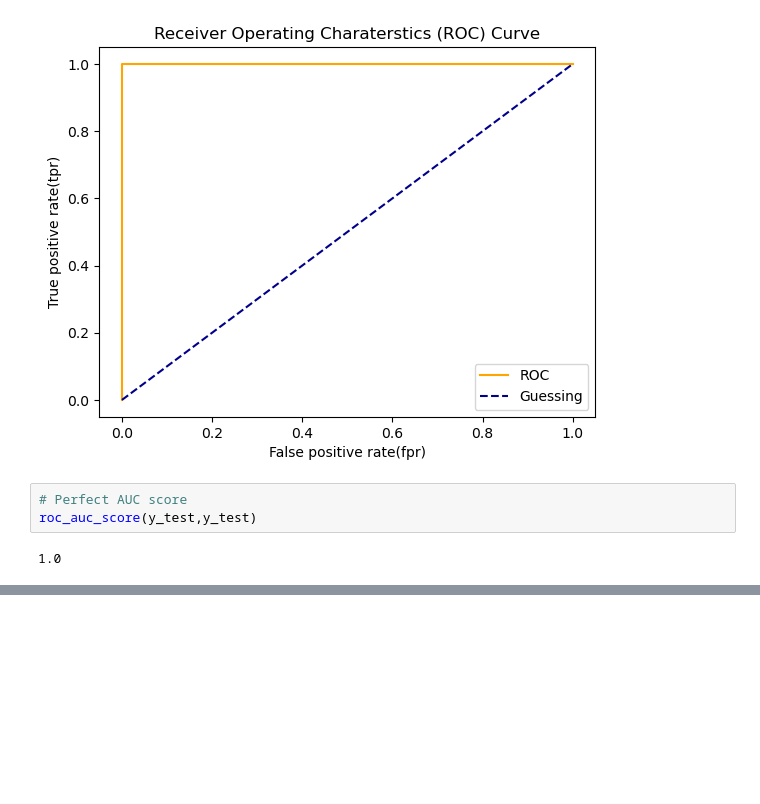
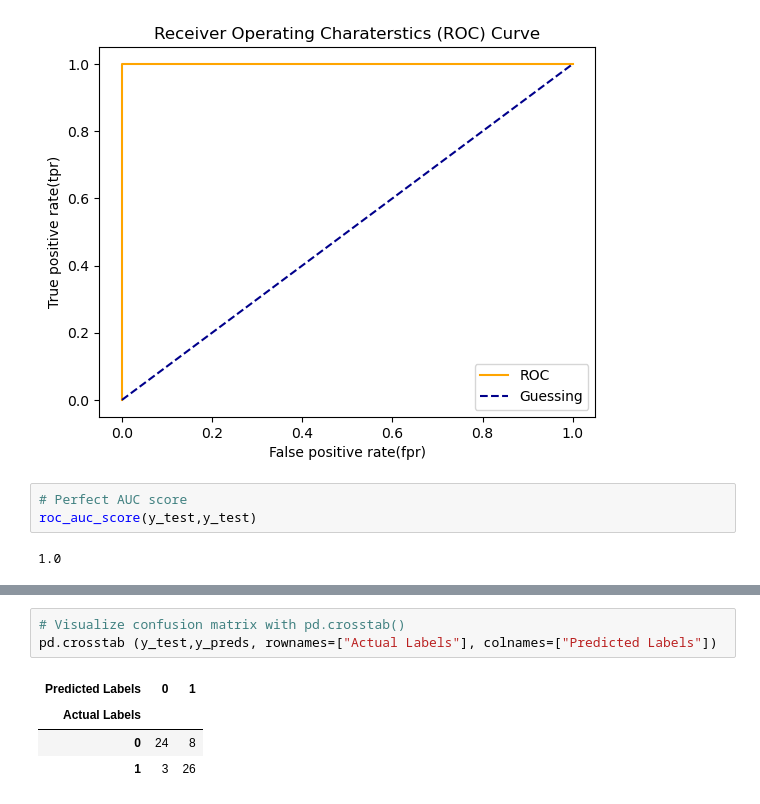
Before and after one commit to Asmit-Dhakal/Machine_Learning, a Jupyter notebook: Introduction-to-sklearn.ipynb, the cells around one changed output, grey strips where cells are left out. Saved outputs shown, nothing was run; the diff lists cells and outputs as text; blank space fills up the shorter version.

```diff
--- a/Introduction-to-sklearn.ipynb
+++ b/Introduction-to-sklearn.ipynb
@@ -1288,0 +1302,8 @@ roc_auc_score(y_test,y_test)
+# %%
+# Visualize confusion matrix with pd.crosstab()
+pd.crosstab (y_test,y_preds, rownames=["Actual Labels"], colnames=["Predicted Labels"])
+# %% [output]
+| Predicted Labels | 0 | 1 |
+| Actual Labels |  |  |
+| 0 | 24 | 8 |
+| 1 | 3 | 26 |
```
Also changed, not shown: parts of 6 cells of this notebook.
